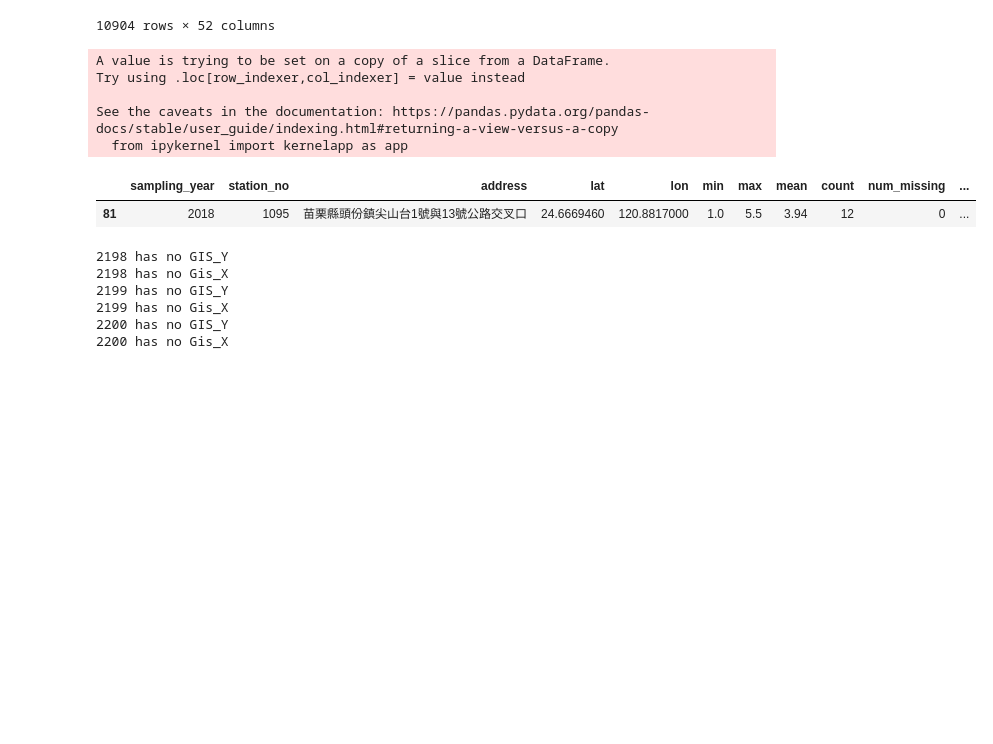
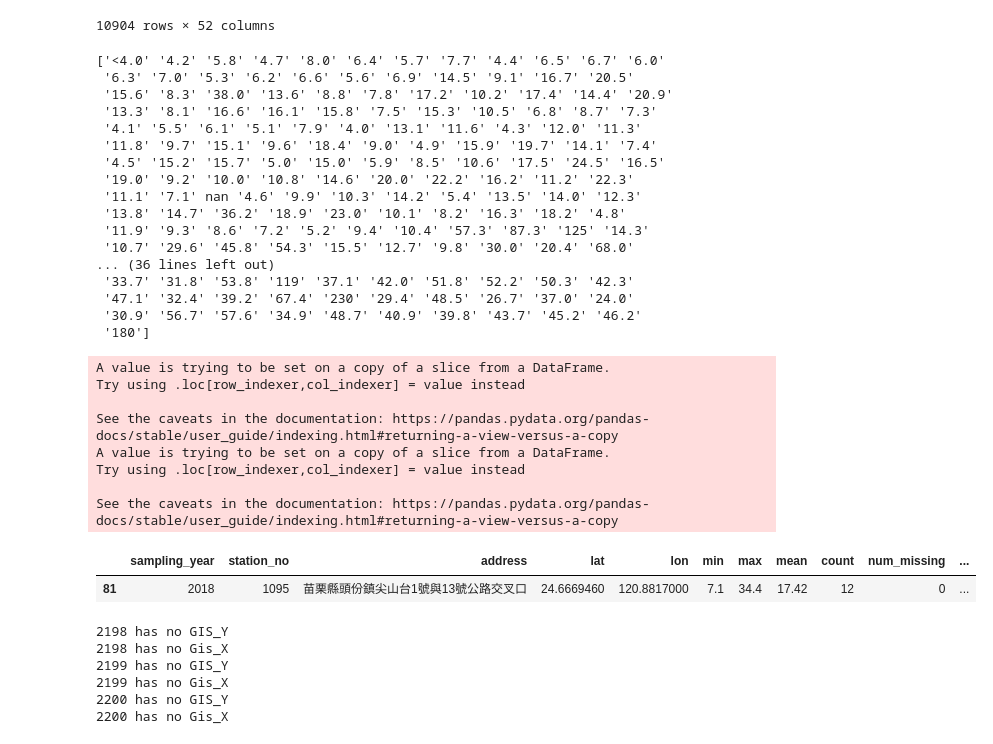
Before and after one commit to nweat/know-your-water, a Jupyter notebook: data/data_exploration.ipynb, the cells around one changed output. Drawn from its saved outputs; the diff is of its cells as text; code cells hidden in the pictures; blank space fills up the shorter version.

Commit message:
- add COD filter for both river and dam - fix bug when casting strings to float containing the < character, needs some data cleaning

```diff
--- a/data/data_exploration.ipynb
+++ b/data/data_exploration.ipynb
@@ -128,17 +128,22 @@ https://queirozf.com/entries/pandas-dataframe-groupby-examples
 '''
 
 YEAR = '2018'
-FIELD = 'rpi'
+FIELD = 'cod'
 FIELD_MISSING = FIELD +'_missing'
 MISSING_VALUE = '--'
+
+
 
 # RPI stats - record min, max, average, number of missing data for GIVEN YEAR at each station, use station 1234 for testing
 river_stats = river_water_final[river_water_final['sampling_year'] == YEAR]
 river_stats[FIELD] = river_stats[FIELD].replace(MISSING_VALUE, np.nan)
 
+print(river_stats['cod'].unique())
+
 # Remove rows with np.nan in rpi column for GIVEN YEAR
 #river_water_finalRPI = river_water_finalRPI.dropna(subset=[FIELD])
 
+river_stats[FIELD] = river_stats[FIELD].str.replace('<', '')
 river_stats = river_stats.astype({FIELD: 'float'})
 river_stats[FIELD_MISSING] = river_stats[FIELD].isna()
 river_stats = river_stats.groupby(['sampling_year', 'station_no', 'address', 'lat', 'lon']).agg(
@@ -149,39 +154,59 @@ river_stats = river_stats.groupby(['sampling_year', 'station_no', 'address', 'la
 ) #.rename(columns={"min": "RPI_min", "max": "RPI_max", "mean": "RPI_mean"})
 
 # rename columns
 river_stats.columns = ['_'.join(col).strip() for col in river_stats.columns.values]
 
 # format values
 river_stats = river_stats.astype({FIELD_MISSING + '_sum': 'int32'})
 river_stats[FIELD_MISSING + '_mean'] = river_stats[FIELD_MISSING + '_mean'].round(4) * 100
 river_stats[FIELD + '_mean'] = river_stats[FIELD + '_mean'].round(2)
 
 #rename columns so as to easier handle different stat types
 river_stats.rename(columns={
     FIELD + '_min': "min",
     FIELD + '_max': "max",
     FIELD + '_mean': "mean",
     FIELD + '_count': "count",
     FIELD_MISSING + '_sum': "num_missing",
     FIELD_MISSING + '_mean': "perc_missing",
 }, inplace=True)
 river_stats = river_stats.reset_index()
 #river_water_final2['river_pollution_index'].unique()
 
 #river_stats['min'].dropna(inplace=True)
 river_stats = river_stats.dropna(how='any', subset=['min'])
 river_stats[river_stats['station_no'] == 1095]
 
 # 1143 is missing all data, remove missing stations from analysis
 #river_stats
 # %% [output]
-A value is trying to be set on a copy of a slice from a DataFrame.
-Try using .loc[row_indexer,col_indexer] = value instead
-
-See the caveats in the documentation: https://pandas.pydata.org/pandas-docs/stable/user_guide/indexing.html#returning-a-view-versus-a-copy
-  from ipykernel import kernelapp as app
+['<4.0' '4.2' '5.8' '4.7' '8.0' '6.4' '5.7' '7.7' '4.4' '6.5' '6.7' '6.0'
+ '6.3' '7.0' '5.3' '6.2' '6.6' '5.6' '6.9' '14.5' '9.1' '16.7' '20.5'
+ '15.6' '8.3' '38.0' '13.6' '8.8' '7.8' '17.2' '10.2' '17.4' '14.4' '20.9'
+ '13.3' '8.1' '16.6' '16.1' '15.8' '7.5' '15.3' '10.5' '6.8' '8.7' '7.3'
+ '4.1' '5.5' '6.1' '5.1' '7.9' '4.0' '13.1' '11.6' '4.3' '12.0' '11.3'
+ '11.8' '9.7' '15.1' '9.6' '18.4' '9.0' '4.9' '15.9' '19.7' '14.1' '7.4'
+ '4.5' '15.2' '15.7' '5.0' '15.0' '5.9' '8.5' '10.6' '17.5' '24.5' '16.5'
+ '19.0' '9.2' '10.0' '10.8' '14.6' '20.0' '22.2' '16.2' '11.2' '22.3'
+ '11.1' '7.1' nan '4.6' '9.9' '10.3' '14.2' '5.4' '13.5' '14.0' '12.3'
+ '13.8' '14.7' '36.2' '18.9' '23.0' '10.1' '8.2' '16.3' '18.2' '4.8'
+ '11.9' '9.3' '8.6' '7.2' '5.2' '9.4' '10.4' '57.3' '87.3' '125' '14.3'
+ '10.7' '29.6' '45.8' '54.3' '15.5' '12.7' '9.8' '30.0' '20.4' '68.0'
+... (36 lines left out)
+ '33.7' '31.8' '53.8' '119' '37.1' '42.0' '51.8' '52.2' '50.3' '42.3'
+ '47.1' '32.4' '39.2' '67.4' '230' '29.4' '48.5' '26.7' '37.0' '24.0'
+ '30.9' '56.7' '57.6' '34.9' '48.7' '40.9' '39.8' '43.7' '45.2' '46.2'
+ '180']
+A value is trying to be set on a copy of a slice from a DataFrame.
+Try using .loc[row_indexer,col_indexer] = value instead
+
+See the caveats in the documentation: https://pandas.pydata.org/pandas-docs/stable/user_guide/indexing.html#returning-a-view-versus-a-copy
+A value is trying to be set on a copy of a slice from a DataFrame.
+Try using .loc[row_indexer,col_indexer] = value instead
+
+See the caveats in the documentation: https://pandas.pydata.org/pandas-docs/stable/user_guide/indexing.html#returning-a-view-versus-a-copy
 |  | sampling_year | station_no | address | lat | lon | min | max | mean | count | num_missing | ... |
-| 81 | 2018 | 1095 | 苗栗縣頭份鎮尖山台1號與13號公路交叉口 | 24.6669460 | 120.8817000 | 1.0 | 5.5 | 3.94 | 12 | 0 | ... |
+| 81 | 2018 | 1095 | 苗栗縣頭份鎮尖山台1號與13號公路交叉口 | 24.6669460 | 120.8817000 | 7.1 | 34.4 | 17.42 | 12 | 0 | ... |
 # %%
 ###################################################### combine CSV data for DAM
 all_files = glob.glob("dam/*.csv")
```
Also changed, not shown: 3 other files.
